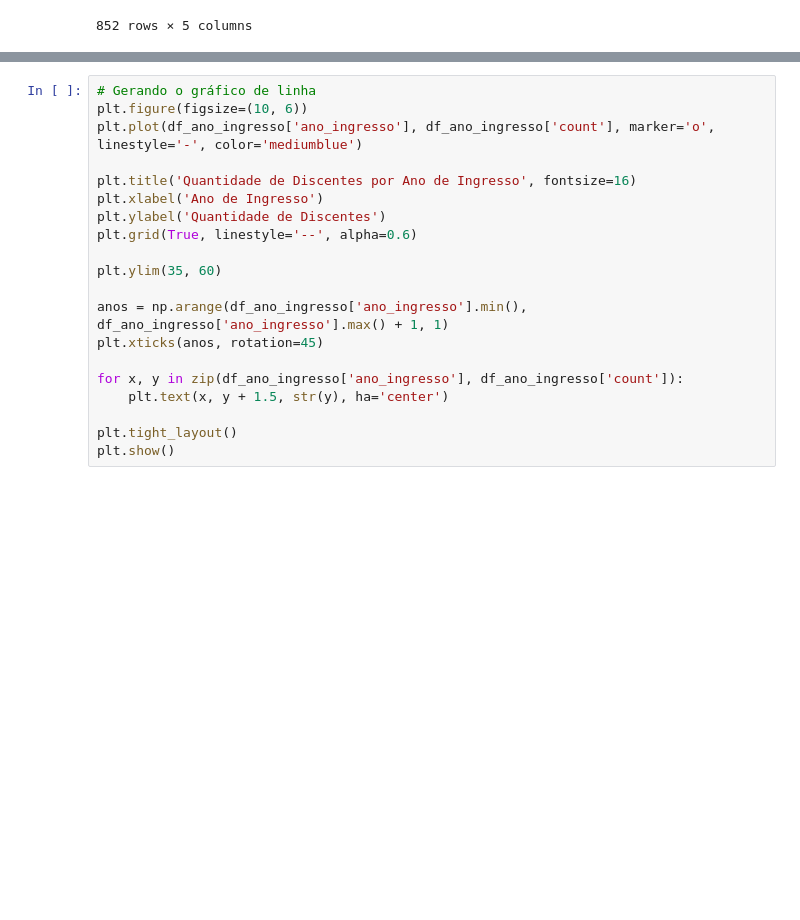
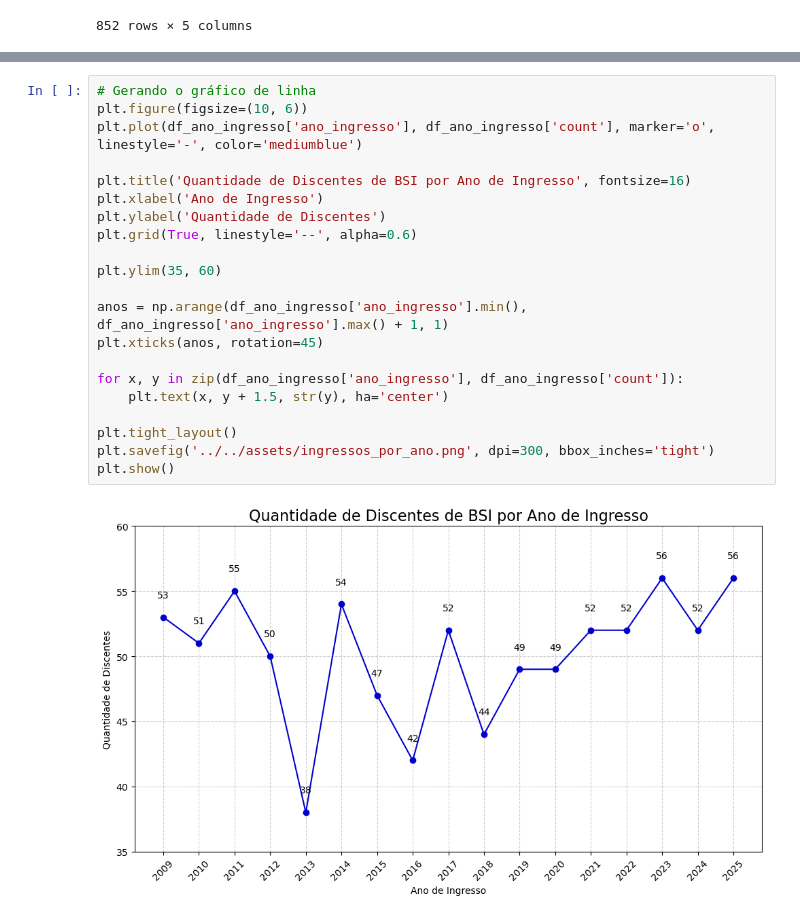
Before and after one commit to mtzdantas/analise-ceres, a Jupyter notebook: scripts/analysis/info_discentes.ipynb, the cells around one changed output, grey strips where cells are left out. Drawn from its saved outputs; the diff is of its cells as text; blank space fills up the shorter version.

```diff
--- a/scripts/analysis/info_discentes.ipynb
+++ b/scripts/analysis/info_discentes.ipynb
@@ -89,20 +134,23 @@ df_ano_ingresso
 # %%
 # Gerando o gráfico de linha
 plt.figure(figsize=(10, 6))
 plt.plot(df_ano_ingresso['ano_ingresso'], df_ano_ingresso['count'], marker='o', linestyle='-', color='mediumblue')
 
-plt.title('Quantidade de Discentes por Ano de Ingresso', fontsize=16)
+plt.title('Quantidade de Discentes de BSI por Ano de Ingresso', fontsize=16)
 plt.xlabel('Ano de Ingresso')
 plt.ylabel('Quantidade de Discentes')
 plt.grid(True, linestyle='--', alpha=0.6)
 
 plt.ylim(35, 60)
 
 anos = np.arange(df_ano_ingresso['ano_ingresso'].min(), df_ano_ingresso['ano_ingresso'].max() + 1, 1)
 plt.xticks(anos, rotation=45)
 
 for x, y in zip(df_ano_ingresso['ano_ingresso'], df_ano_ingresso['count']):
     plt.text(x, y + 1.5, str(y), ha='center')
 
 plt.tight_layout()
+plt.savefig('../../assets/ingressos_por_ano.png', dpi=300, bbox_inches='tight')
 plt.show()
+# %% [output]
+[figure, added]
```
Also changed, not shown: parts of 8 cells of this notebook, 11 other files.
